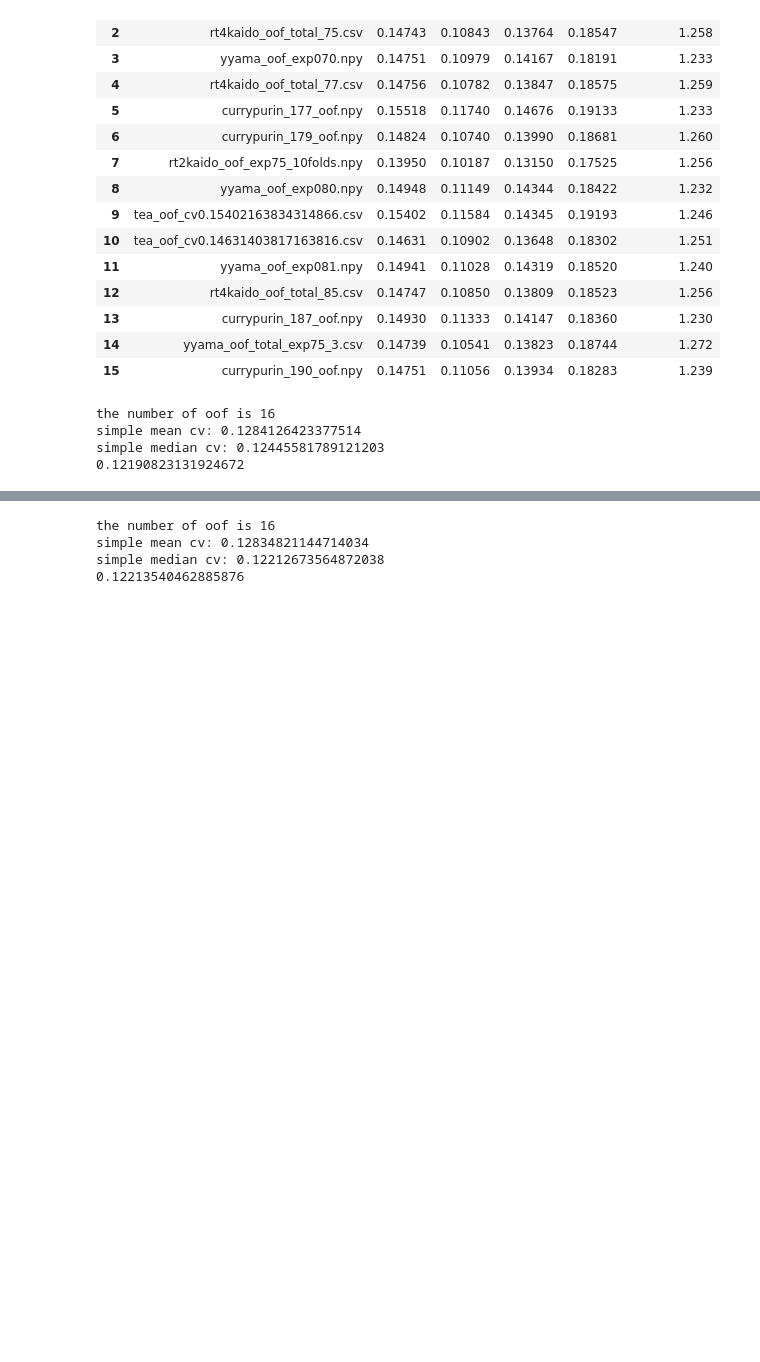
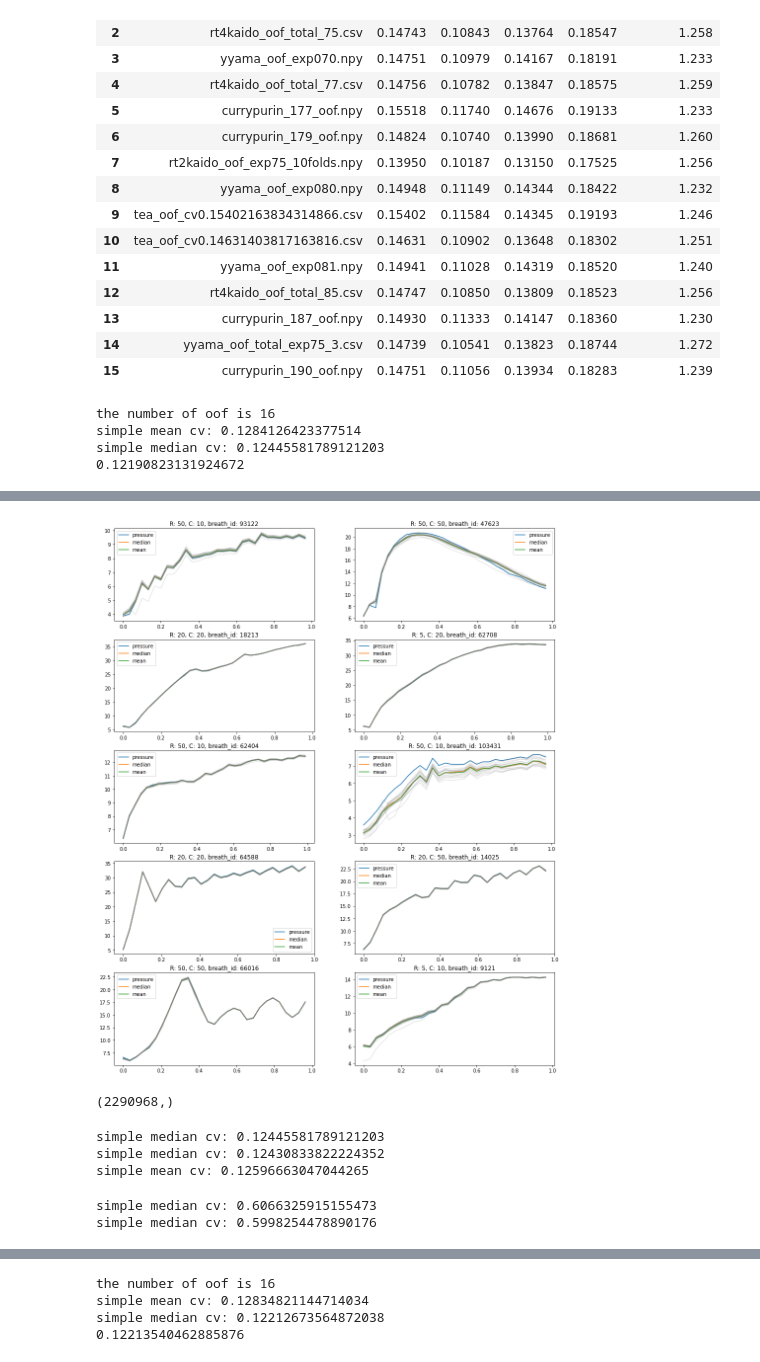
Before and after one commit to root4kaido/Ventilator-Pressure-Prediction, a Jupyter notebook: notebook/other/post_proccess_2.ipynb, the cells around one changed output, grey strips where cells are left out. Saved outputs shown, nothing was run; the diff lists cells and outputs as text; code cells hidden in the pictures; blank space fills up the shorter version.

```diff
--- a/notebook/other/post_proccess_2.ipynb
+++ b/notebook/other/post_proccess_2.ipynb
@@ -199,0 +165,9 @@ mae(targets, oof_median_pp)
+# %%
+oof_df = pd.DataFrame(oofs.T, columns=[f'oof_{str(i)}' for i in range(oofs.shape[0])])
+# %%
+oof_df = pd.concat([df_, oof_df], axis=1)
+# %%
+oof_df_b_ids = oof_df['breath_id'].unique()
+# %%
+oof_df['median'] = np.median(oof_df.loc[:, 'oof_0':'oof_15'], axis=1)
+oof_df['mean'] = np.mean(oof_df.loc[:, 'oof_0':'oof_15'], axis=1)
@@ -199,0 +190,19 @@ mae(targets, oof_median_pp)
+# %%
+fig, ax = plt.subplots(5, 2, figsize=(16, 20))
+worth_scores = []
+for i in range(10):
+    breath_id = random.choice(oof_df_b_ids)
+    tmp_df = oof_df[oof_df['breath_id'] == breath_id].reset_index(drop=True)
+
+
+    R = tmp_df.iloc[0, 2]
+    C = tmp_df.iloc[0, 3]
+    ax[int(i/2)][int(i%2)].plot(tmp_df['time_step'], tmp_df['pressure'], label='pressure')
+    ax[int(i/2)][int(i%2)].plot(tmp_df['time_step'], tmp_df['median'], label='median')
+    ax[int(i/2)][int(i%2)].plot(tmp_df['time_step'], tmp_df['mean'], label='mean')
+    for j in range(oofs.shape[0]):
+        ax[int(i/2)][int(i%2)].plot(tmp_df['time_step'], tmp_df[f'oof_{j}'], color='gray', alpha=0.2)
+    ax[int(i/2)][int(i%2)].set_title(f'R: {R}, C: {C}, breath_id: {breath_id}')
+    ax[int(i/2)][int(i%2)].legend()
+# %% [output]
+[figure, added]
@@ -199,0 +233,26 @@ mae(targets, oof_median_pp)
+# %%
+np.median(tmp_ranges_df.values,axis=1).shape
+# %% [output]
+(2290968,)
+# %%
+oof_median = np.median(oofs,axis=0)
+print('simple median cv:',mae(targets, oof_median))
+
+oof_median = np.median(tmp_ranges_df.values,axis=1)
+print('simple median cv:',mae(targets, oof_median))
+
+oof_median = np.mean(tmp_ranges_df.values,axis=1)
+print('simple mean cv:',mae(targets, oof_median))
+# %% [output]
+simple median cv: 0.12445581789121203
+simple median cv: 0.12430833822224352
+simple mean cv: 0.12596663047044265
+# %%
+oof_median = np.median(tmp,axis=1)
+print('simple median cv:',mae(tmp_target, oof_median))
+
+oof_median = np.median(tmp_range,axis=1)
+print('simple median cv:',mae(tmp_target, oof_median))
+# %% [output]
+simple median cv: 0.6066325915155473
+simple median cv: 0.5998254478890176
```
Also changed, not shown: parts of 30 cells of this notebook, 8 other files.
